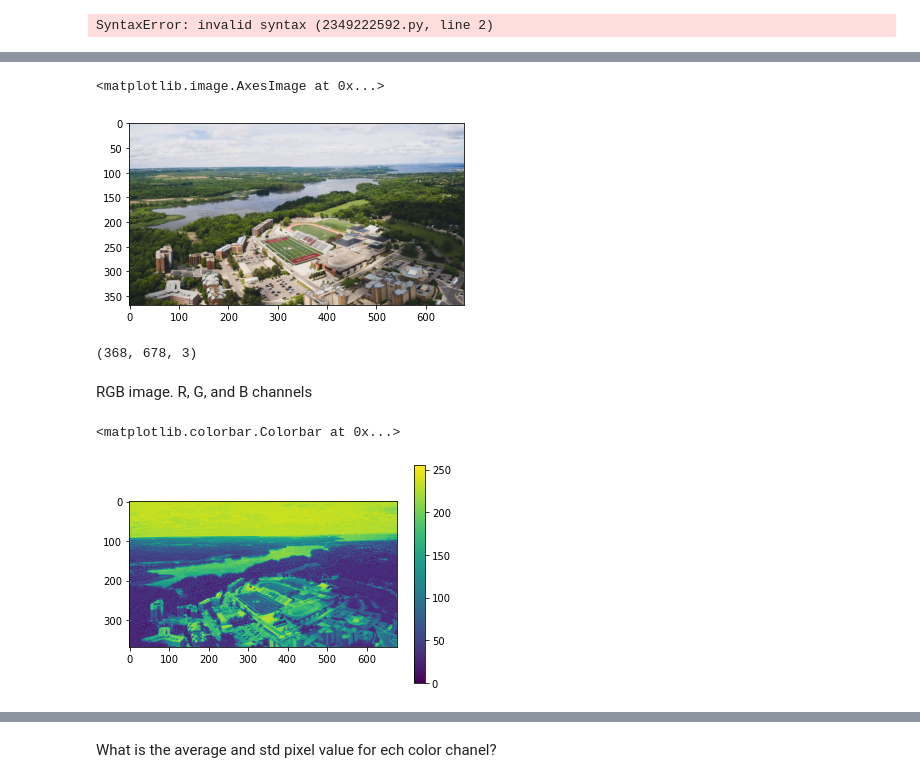
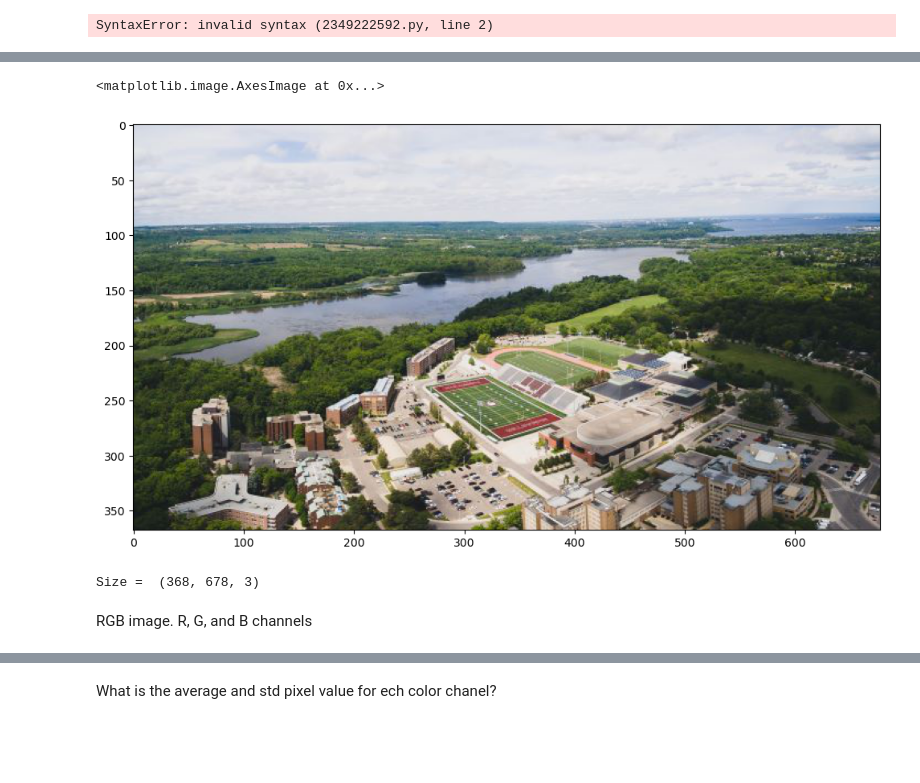
Before and after one commit to RodrigoAVargasHdz/CHEM-4PB3, a Jupyter notebook: Course_Notes/Week1/intro_numpy.ipynb, the cells around one changed output, grey strips where cells are left out. Cells and saved outputs as stored; diff of their text form; code cells hidden in the pictures; blank space fills up the shorter version.

```diff
--- a/Course_Notes/Week1/intro_numpy.ipynb
+++ b/Course_Notes/Week1/intro_numpy.ipynb
@@ -137,31 +135,27 @@ What data strcuture could be represented with **TENSORS**?
 # %%
 %matplotlib inline
 from PIL import Image
 import requests  # pip install requests
 from io import BytesIO
 
 import matplotlib
 import matplotlib.pyplot as plt
 
 # load image
-response = requests.get(
-    'https://future.mcmaster.ca/wp-content/uploads/2020/07/Campus-with-Cootes_jpg.jpg')
+img_url = 'https://future.mcmaster.ca/wp-content/uploads/2020/07/Campus-with-Cootes_jpg.jpg'
+response = requests.get(img_url)
 img = Image.open(BytesIO(response.content))
+
+fig = plt.figure(figsize=(12, 8), dpi=100, facecolor='w', edgecolor='k')
 plt.imshow(img)
 # %% [output]
 <matplotlib.image.AxesImage at 0x...>
-[figure, old version]
+[figure, new version]
 # %%
 # convert image to NumPy
 img_np = np.asarray(img)
-print(img_np.shape)
+print('Size = ',img_np.shape)
 # %% [output]
-(368, 678, 3)
+Size =  (368, 678, 3)
 # %% [markdown]
 RGB image. R, G, and B channels
-# %%
-imgplot = plt.imshow(img_np[:,:,-1])
-plt.colorbar()
-# %% [output]
-<matplotlib.colorbar.Colorbar at 0x...>
-[figure, removed]
```
Also changed, not shown: parts of 17 cells of this notebook.
